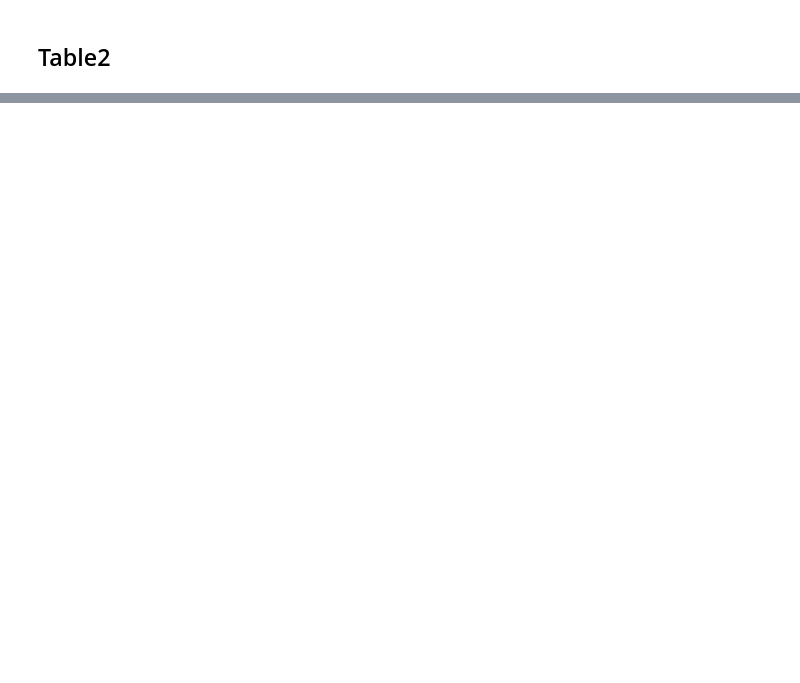
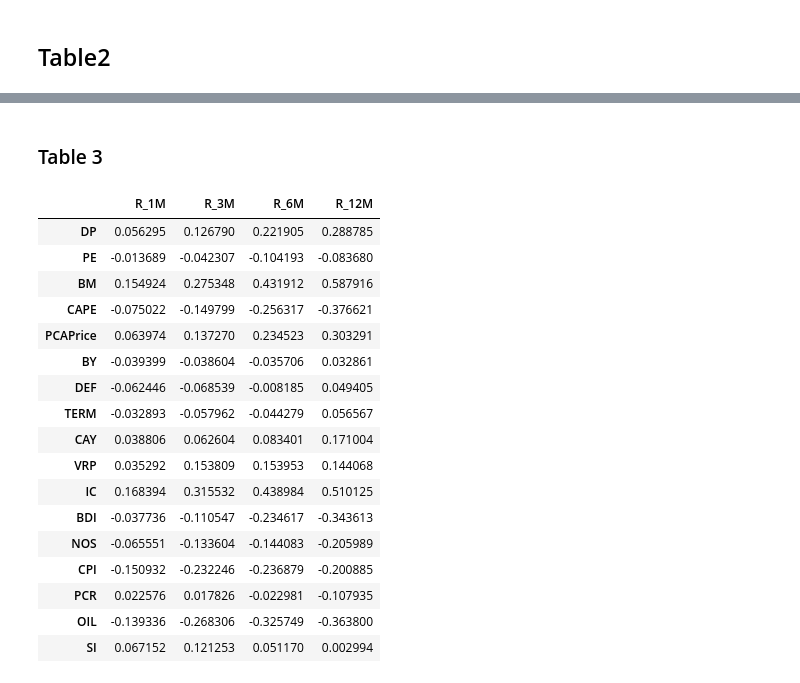
Before and after one commit to rmfeng/dsqfltproject, a Jupyter notebook: data_analysis.ipynb, the cells around one changed output, grey strips where cells are left out. Cells and saved outputs as stored; diff of their text form; code cells hidden in the pictures; blank space fills up the shorter version.

```diff
--- a/data_analysis.ipynb
+++ b/data_analysis.ipynb
@@ -135,0 +159,23 @@ df_prepared.corr()
+# %% [markdown]
+### Table 3
+# %%
+df_prepared.corr().loc[feature_list,R_list]
+# %% [output]
+|  | R_1M | R_3M | R_6M | R_12M |
+| DP | 0.056295 | 0.126790 | 0.221905 | 0.288785 |
+| PE | -0.013689 | -0.042307 | -0.104193 | -0.083680 |
+| BM | 0.154924 | 0.275348 | 0.431912 | 0.587916 |
+| CAPE | -0.075022 | -0.149799 | -0.256317 | -0.376621 |
+| PCAPrice | 0.063974 | 0.137270 | 0.234523 | 0.303291 |
+| BY | -0.039399 | -0.038604 | -0.035706 | 0.032861 |
+| DEF | -0.062446 | -0.068539 | -0.008185 | 0.049405 |
+| TERM | -0.032893 | -0.057962 | -0.044279 | 0.056567 |
+| CAY | 0.038806 | 0.062604 | 0.083401 | 0.171004 |
+| VRP | 0.035292 | 0.153809 | 0.153953 | 0.144068 |
+| IC | 0.168394 | 0.315532 | 0.438984 | 0.510125 |
+| BDI | -0.037736 | -0.110547 | -0.234617 | -0.343613 |
+| NOS | -0.065551 | -0.133604 | -0.144083 | -0.205989 |
+| CPI | -0.150932 | -0.232246 | -0.236879 | -0.200885 |
+| PCR | 0.022576 | 0.017826 | -0.022981 | -0.107935 |
+| OIL | -0.139336 | -0.268306 | -0.325749 | -0.363800 |
+| SI | 0.067152 | 0.121253 | 0.051170 | 0.002994 |
```
Also changed, not shown: parts of 7 cells of this notebook.
